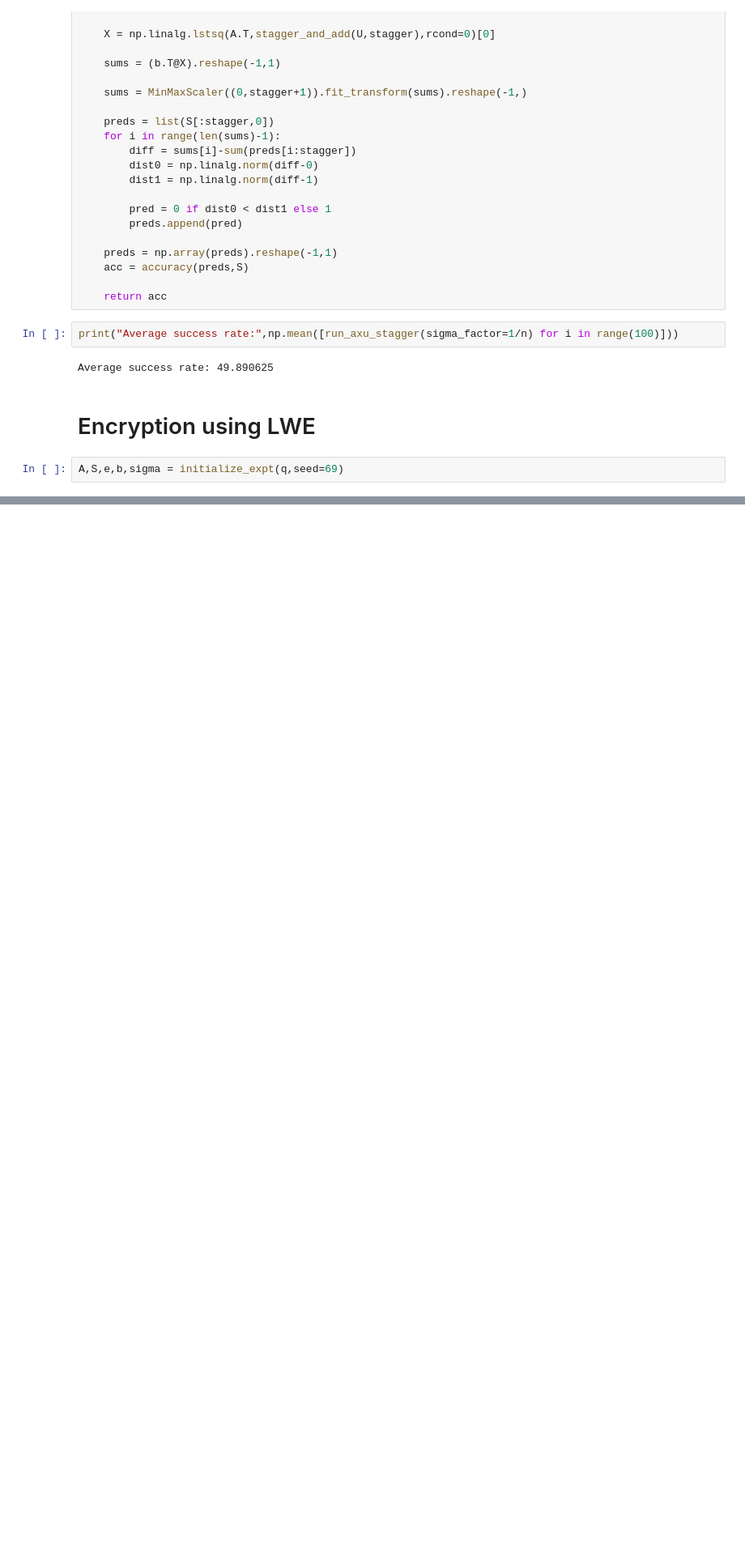
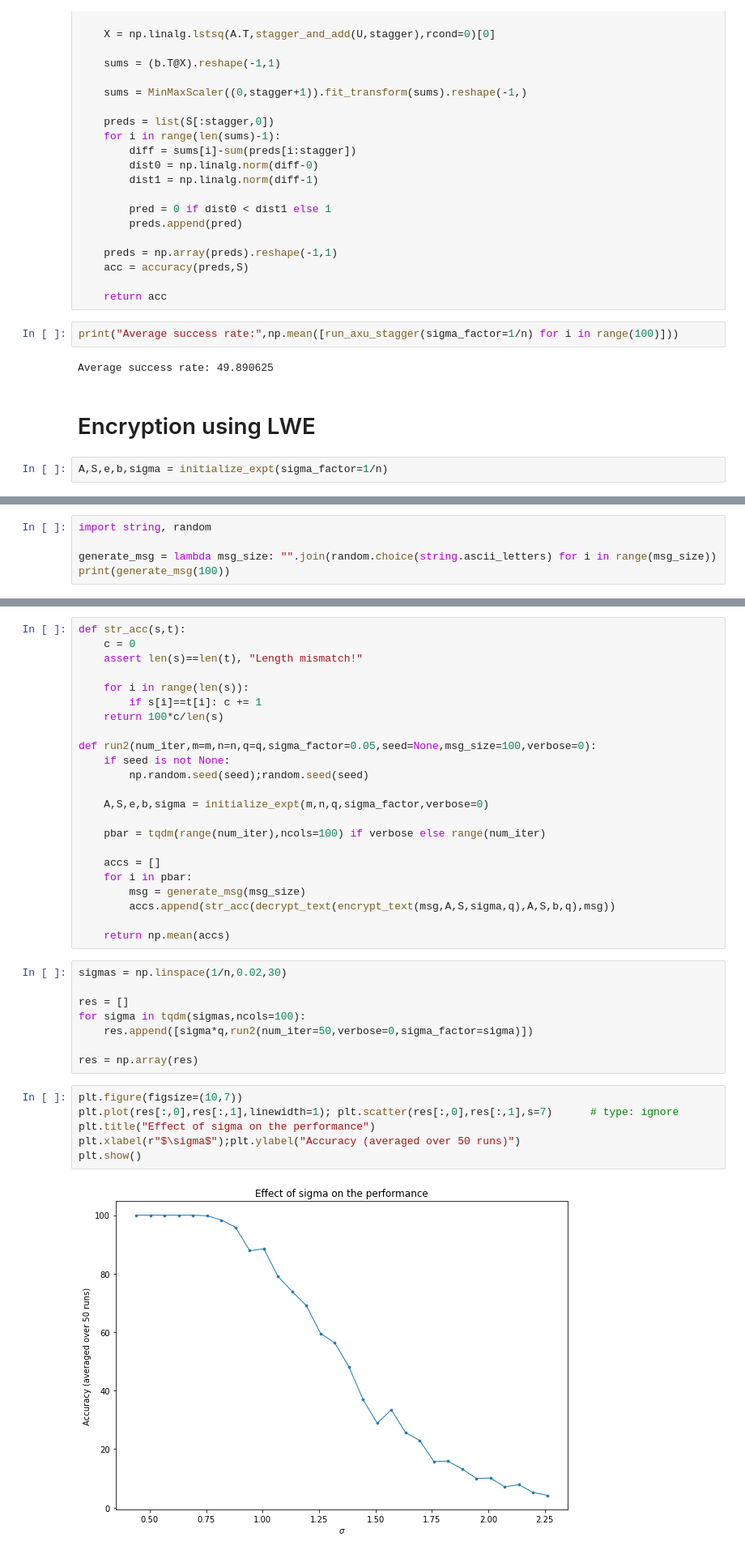
Before and after one commit to BhavyaKohli/Learning-With-Errors, a Jupyter notebook: code/exploration.ipynb, the cells around one changed output, grey strips where cells are left out. Shown at 81% size. Cells and saved outputs as stored; diff of their text form; blank space fills up the shorter version.

Commit message:
encryption scheme for text added, analysis of decryption accuracy for different param values

```diff
--- a/code/exploration.ipynb
+++ b/code/exploration.ipynb
@@ -353,5 +356,5 @@ Average success rate: 49.890625
 <a class="anchor" id="encryption"></a>
 # Encryption using LWE
 # %%
-A,S,e,b,sigma = initialize_expt(q,seed=69)
+A,S,e,b,sigma = initialize_expt(sigma_factor=1/n)
 # %% [output]
@@ -391,0 +452,5 @@ encrypt_decrypt_cycle(np.round(np.random.rand(10)),A,S,b,q)
+# %%
+import string, random
+
+generate_msg = lambda msg_size: "".join(random.choice(string.ascii_letters) for i in range(msg_size))
+print(generate_msg(100))
@@ -391,0 +459,39 @@ encrypt_decrypt_cycle(np.round(np.random.rand(10)),A,S,b,q)
+# %%
+def str_acc(s,t):
+    c = 0
+    assert len(s)==len(t), "Length mismatch!"
+
+    for i in range(len(s)):
+        if s[i]==t[i]: c += 1
+    return 100*c/len(s)
+
+def run2(num_iter,m=m,n=n,q=q,sigma_factor=0.05,seed=None,msg_size=100,verbose=0):
+    if seed is not None:
+        np.random.seed(seed);random.seed(seed)
+
+    A,S,e,b,sigma = initialize_expt(m,n,q,sigma_factor,verbose=0)
+
+    pbar = tqdm(range(num_iter),ncols=100) if verbose else range(num_iter)
+
+    accs = []
+    for i in pbar:
+        msg = generate_msg(msg_size)
+        accs.append(str_acc(decrypt_text(encrypt_text(msg,A,S,sigma,q),A,S,b,q),msg))
+
+    return np.mean(accs)
+# %%
+sigmas = np.linspace(1/n,0.02,30)
+
+res = []
+for sigma in tqdm(sigmas,ncols=100):
+    res.append([sigma*q,run2(num_iter=50,verbose=0,sigma_factor=sigma)])
+
+res = np.array(res)
+# %%
+plt.figure(figsize=(10,7))
+plt.plot(res[:,0],res[:,1],linewidth=1); plt.scatter(res[:,0],res[:,1],s=7)      # type: ignore
+plt.title("Effect of sigma on the performance")
+plt.xlabel(r"$\sigma$");plt.ylabel("Accuracy (averaged over 50 runs)")
+plt.show()
+# %% [output]
+[figure, added]
```
Also changed, not shown: parts of 21 cells of this notebook.
